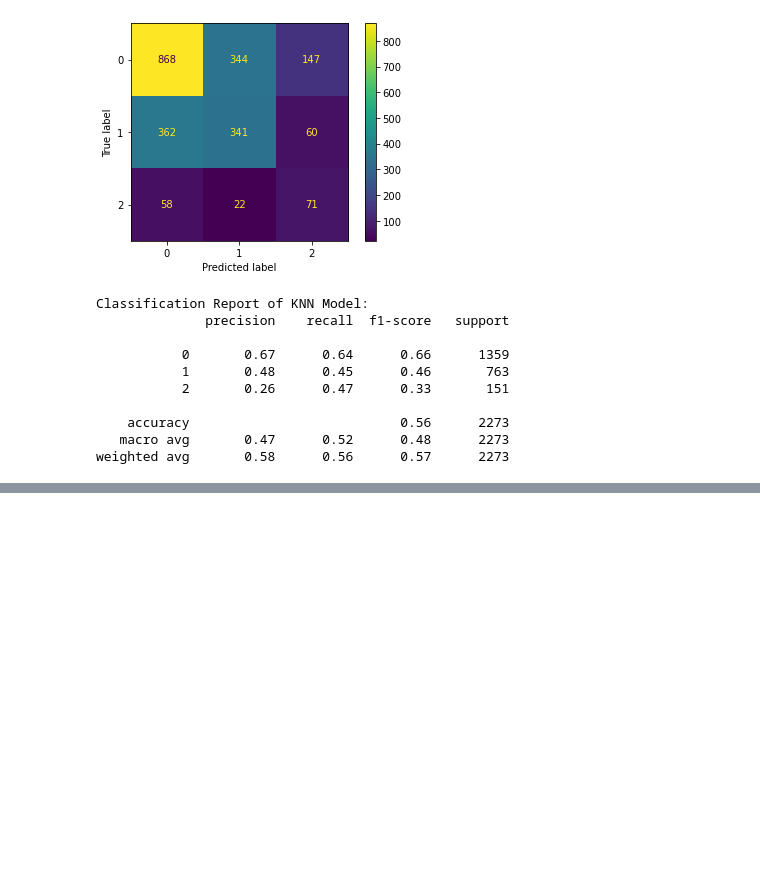
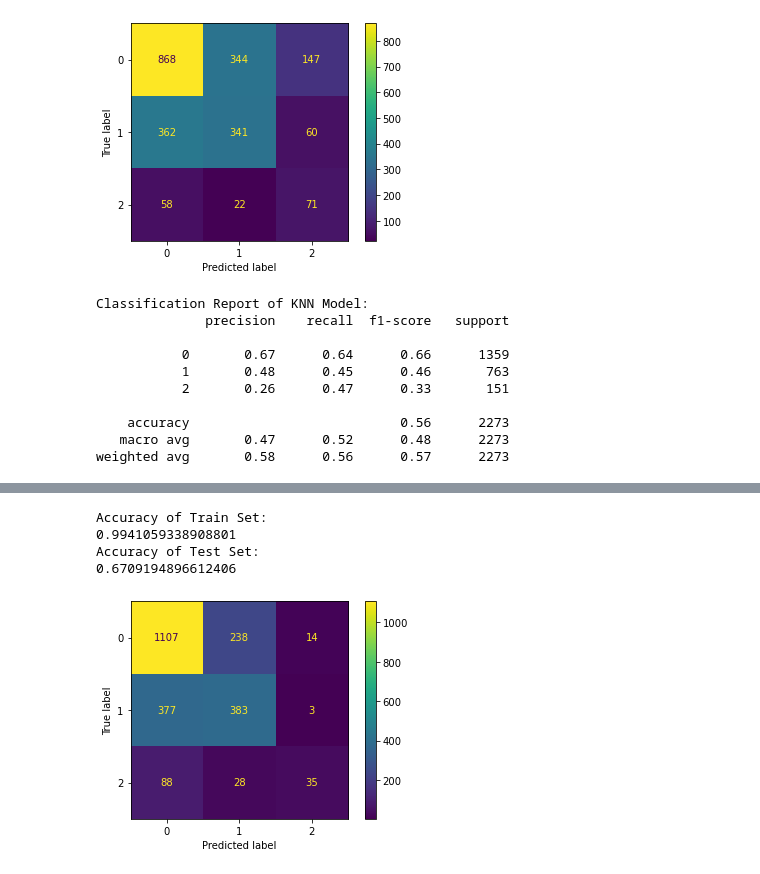
Before and after one commit to VolhaP87/Twitter_Sentiment_Analysis, a Jupyter notebook: Untitled.ipynb, the cells around one changed output, grey strips where cells are left out. Cells and saved outputs as stored; diff of their text form; code cells hidden in the pictures; blank space fills up the shorter version.

```diff
--- a/Untitled.ipynb
+++ b/Untitled.ipynb
@@ -545,0 +580,18 @@ weighted avg       0.58      0.56      0.57      2273
+# %%
+from sklearn.ensemble import RandomForestClassifier
+
+forest = RandomForestClassifier(random_state = 42)
+forest.fit(X_train_resampled, y_train_resampled)
+print("Accuracy of Train Set:")
+print(forest.score(X_train_resampled, y_train_resampled))
+print("Accuracy of Test Set:")
+print(forest.score(X_test_vectorized, y_test))
+# %% [output]
+Accuracy of Train Set:
+0.9941059338908801
+Accuracy of Test Set:
+0.6709194896612406
+# %%
+plot_confusion_matrix(forest, X_test_vectorized, y_test);
+# %% [output]
+[figure, added]
```
Also changed, not shown: parts of 4 cells of this notebook.
